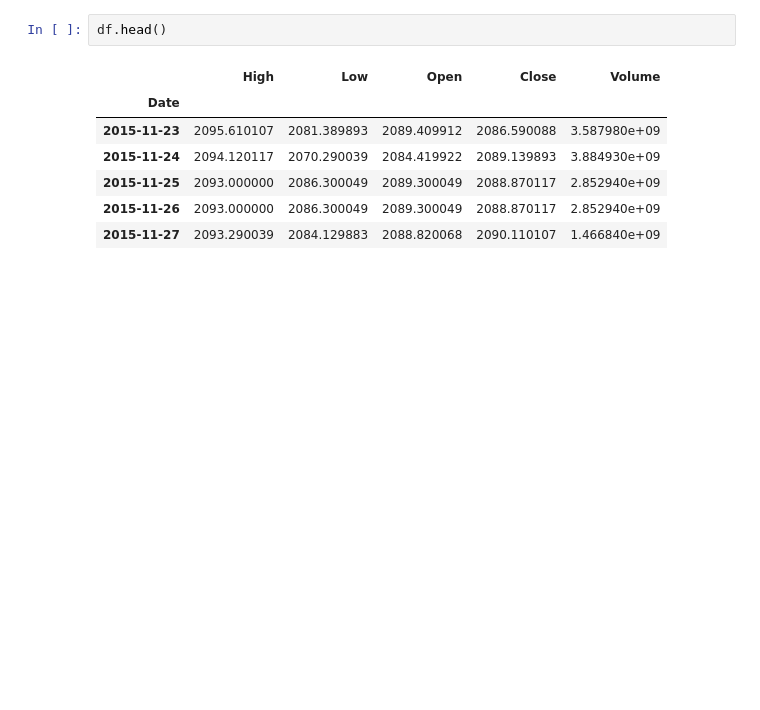
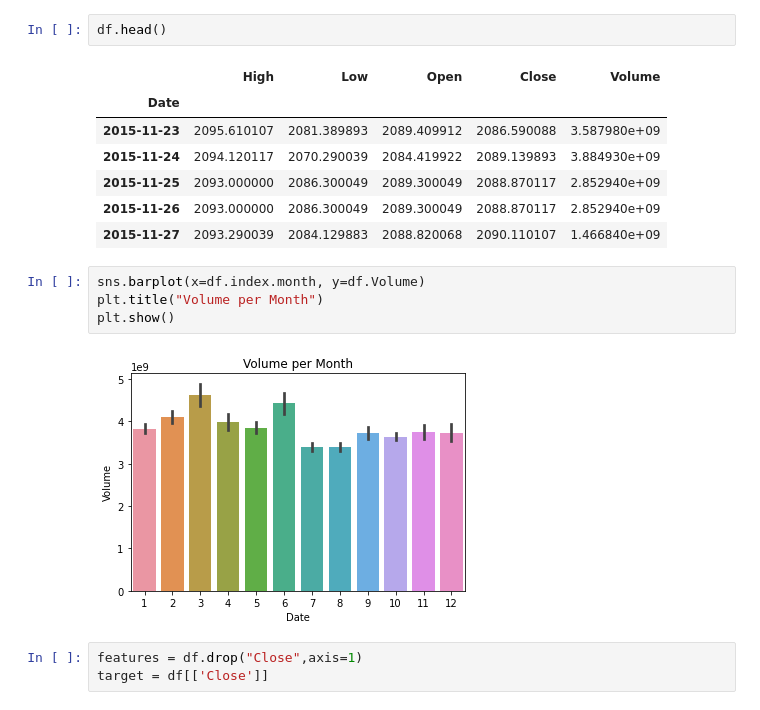
Before and after one commit to isoori/yahoo-price, a Jupyter notebook: Untitled.ipynb, the cells around one changed output. Saved outputs shown, nothing was run; the diff lists cells and outputs as text; blank space fills up the shorter version.

```diff
--- a/Untitled.ipynb
+++ b/Untitled.ipynb
@@ -70,3 +74,12 @@ df.head()
 | 2015-11-25 | 2093.000000 | 2086.300049 | 2089.300049 | 2088.870117 | 2.852940e+09 |
 | 2015-11-26 | 2093.000000 | 2086.300049 | 2089.300049 | 2088.870117 | 2.852940e+09 |
 | 2015-11-27 | 2093.290039 | 2084.129883 | 2088.820068 | 2090.110107 | 1.466840e+09 |
+# %%
+sns.barplot(x=df.index.month, y=df.Volume)
+plt.title("Volume per Month")
+plt.show()
+# %% [output]
+[figure, added]
+# %%
+features = df.drop("Close",axis=1)
+target = df[['Close']]
```
Also changed, not shown: parts of 12 cells of this notebook.
